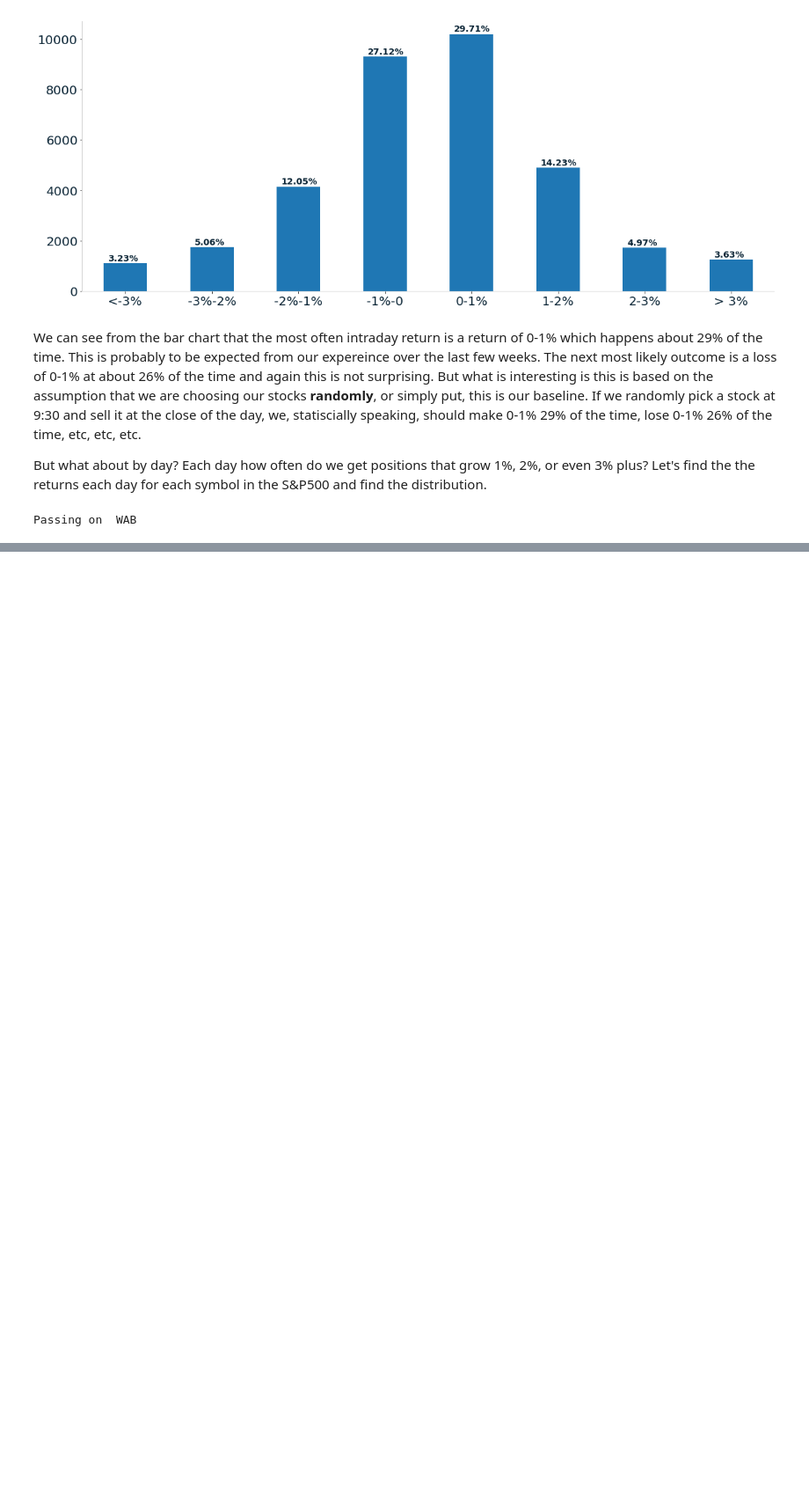
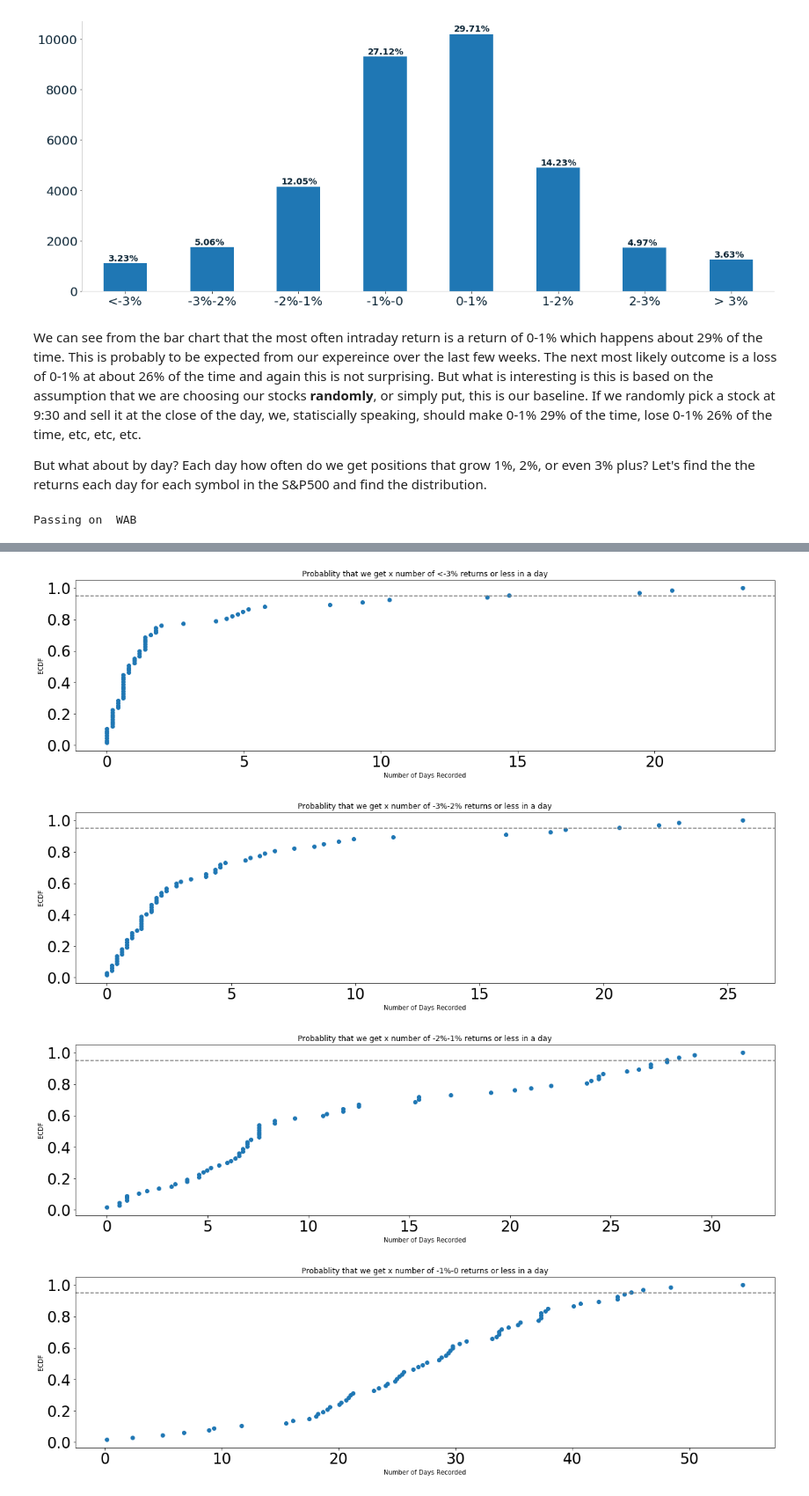
Before and after one commit to clcarver1130/carver_hunt_trading, a Jupyter notebook: research/stats_analysis.ipynb, the cells around one changed output, grey strips where cells are left out. Shown: that part at 88% size. Cells and saved outputs as stored; diff of their text form; code cells hidden in the pictures; blank space fills up the shorter version.

```diff
--- a/research/stats_analysis.ipynb
+++ b/research/stats_analysis.ipynb
@@ -116,0 +120,17 @@ df_day
+# %%
+for col in df_percent:
+    x, y = dcst.ecdf(df_percent[col])
+    plt.figure(figsize=(20,5))
+    plt.plot(x, y, marker='o', linestyle='None', color=tableau_blue)
+    plt.title('Probablity that we get x number of {} returns or less in a day'.format(col))
+    plt.xticks(fontsize=24)
+    plt.yticks(fontsize=24)
+    plt.xlabel('Number of Days Recorded')
+    plt.ylabel('ECDF')
+    plt.axhline(0.95, linestyle='--', color='grey')
+    plt.show()
+# %% [output]
+[figure, added]
+[figure, added]
+[figure, added]
+[figure, added]
```
Also changed, not shown: parts of 8 cells of this notebook.
